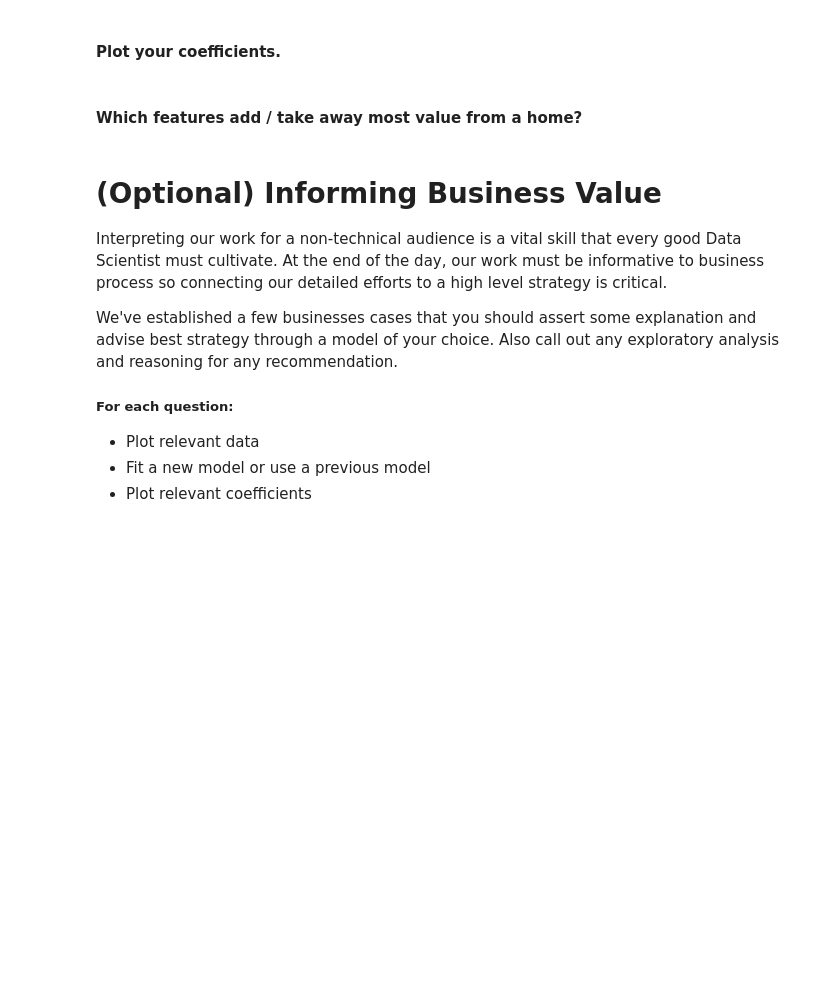
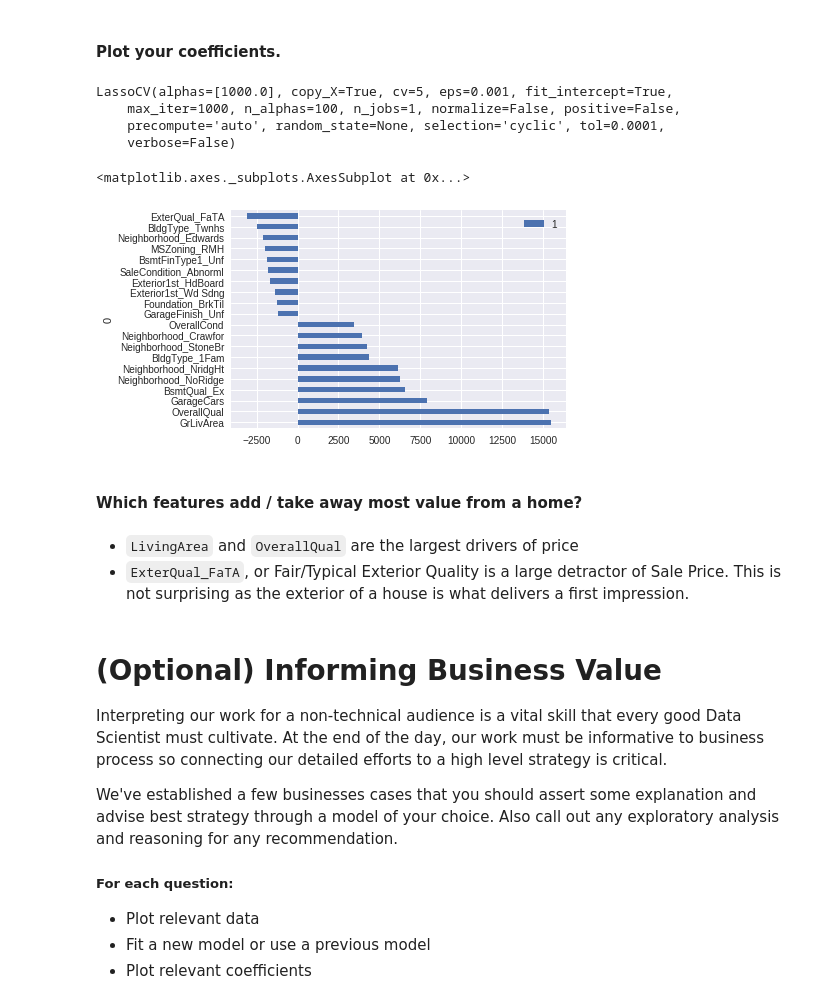
Before and after one commit to djkjohnston/Aimes_Housing_GA_DSI_Proj2, a Jupyter notebook: ipynb/project_2_starter.ipynb, the cells around one changed output. Saved outputs shown, nothing was run; the diff lists cells and outputs as text; code cells hidden in the pictures; blank space fills up the shorter version.

Commit message:
first pass complete, minus some bonus questions

```diff
--- a/ipynb/project_2_starter.ipynb
+++ b/ipynb/project_2_starter.ipynb
@@ -809,2 +1052,11 @@ Perform the cross-validation using an `np.logspace(-2,4,7)`.
+# %%
+cv_results = list()
+alpha_list = np.logspace(-2,4,7)
+cv_models = [RidgeCV, LassoCV, ElasticNetCV]
+
+for model in cv_models:
+    for alpha in alpha_list:
+        cv_score(X, y, model, alpha)
+cv_results_df = pd.DataFrame(cv_results)
 # %% [markdown]
 #### Display just the raw test results
@@ -844,8 +1157,21 @@ def plot_coef(model, top_n = 10):
     return pd.concat([top_10, bottom_10], axis=0).plot.barh(x = 0, y = 1)
 # %% [markdown]
 #### Plot your coefficients.
+# %%
+print(cv_results_df.loc[51, 'model'])
+plot_coef(cv_results_df.loc[51, 'model'])
+# %% [output]
+LassoCV(alphas=[1000.0], copy_X=True, cv=5, eps=0.001, fit_intercept=True,
+    max_iter=1000, n_alphas=100, n_jobs=1, normalize=False, positive=False,
+    precompute='auto', random_state=None, selection='cyclic', tol=0.0001,
+    verbose=False)
+<matplotlib.axes._subplots.AxesSubplot at 0x...>
+[figure, added]
 # %% [markdown]
 #### Which features add / take away most value from a home?
+# %% [markdown]
+* `LivingArea` and `OverallQual` are the largest drivers of price
+* `ExterQual_FaTA`, or Fair/Typical Exterior Quality is a large detractor of Sale Price. This is not surprising as the exterior of a house is what delivers a first impression.
 # %% [markdown]
 # (Optional) Informing Business Value
 
```
Also changed, not shown: parts of 36 cells of this notebook.
